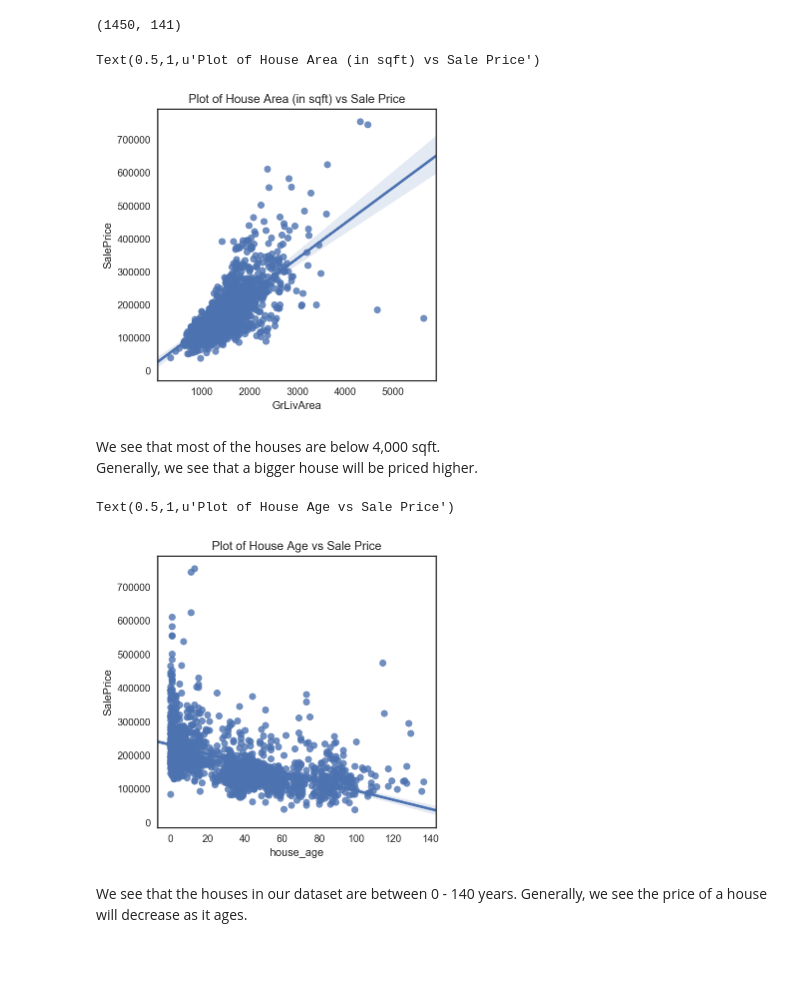
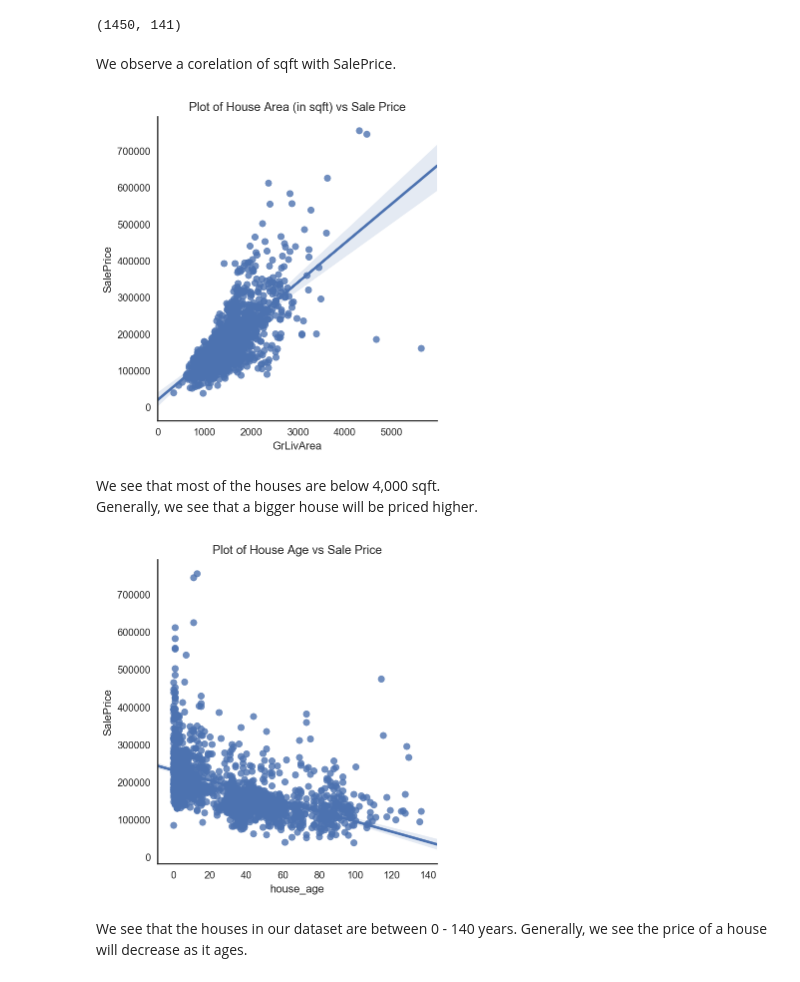
Before and after one commit to Arsyad-ah/Projects-GA, a Jupyter notebook: project-3/notebooks/project-03-starter.ipynb, the cells around one changed output. Saved outputs shown, nothing was run; the diff lists cells and outputs as text; code cells hidden in the pictures.

```diff
--- a/project-3/notebooks/project-03-starter.ipynb
+++ b/project-3/notebooks/project-03-starter.ipynb
@@ -74,7 +74,7 @@ and generally anything you deem can be modified without having to undergo major
 # %%
 # Loading the data
 
-house = pd.read_csv('./housing.csv')
+house = pd.read_csv('../data/housing.csv')
 # %%
 house.shape
 # %% [output]
@@ -468,25 +457,32 @@ print house_1.shape
 # %% [output]
 (1450, 141)
+# %% [markdown]
+We observe a corelation of sqft with SalePrice.
+# %%
+def plot_lmplot(col1, col2, df, title):
+#     plt.figure(figsize=(5,5))
+    sns.lmplot(col1, col2, df)
+    plt.title(title)
+    plt.show()
 # %%
-# see relation of sqft with SalePrice
-
-plt.figure(figsize=(5,5))
-sns.regplot('GrLivArea', 'SalePrice', house_1)
-plt.title('Plot of House Area (in sqft) vs Sale Price')
+col1 = 'GrLivArea'
+col2 = 'SalePrice'
+df = house_1
+title = 'Plot of House Area (in sqft) vs Sale Price'
+plot_lmplot(col1, col2, df, title)
 # %% [output]
-Text(0.5,1,u'Plot of House Area (in sqft) vs Sale Price')
-[figure, old version]
+[figure, new version]
 # %% [markdown]
 We see that most of the houses are below 4,000 sqft. <br>
 Generally, we see that a bigger house will be priced higher.
 # %%
-# see relation of house_age with SalePrice
-plt.figure(figsize=(5,5))
-sns.regplot('house_age', 'SalePrice', house_1)
-plt.title('Plot of House Age vs Sale Price')
+col1 = 'house_age'
+col2 = 'SalePrice'
+df = house_1
+title = 'Plot of House Age vs Sale Price'
+plot_lmplot(col1, col2, df, title)
 # %% [output]
-Text(0.5,1,u'Plot of House Age vs Sale Price')
-[figure, old version]
+[figure, new version]
 # %% [markdown]
 We see that the houses in our dataset are between 0 - 140 years.
 Generally, we see the price of a house will decrease as it ages.
```
Also changed, not shown: parts of 22 cells of this notebook.
